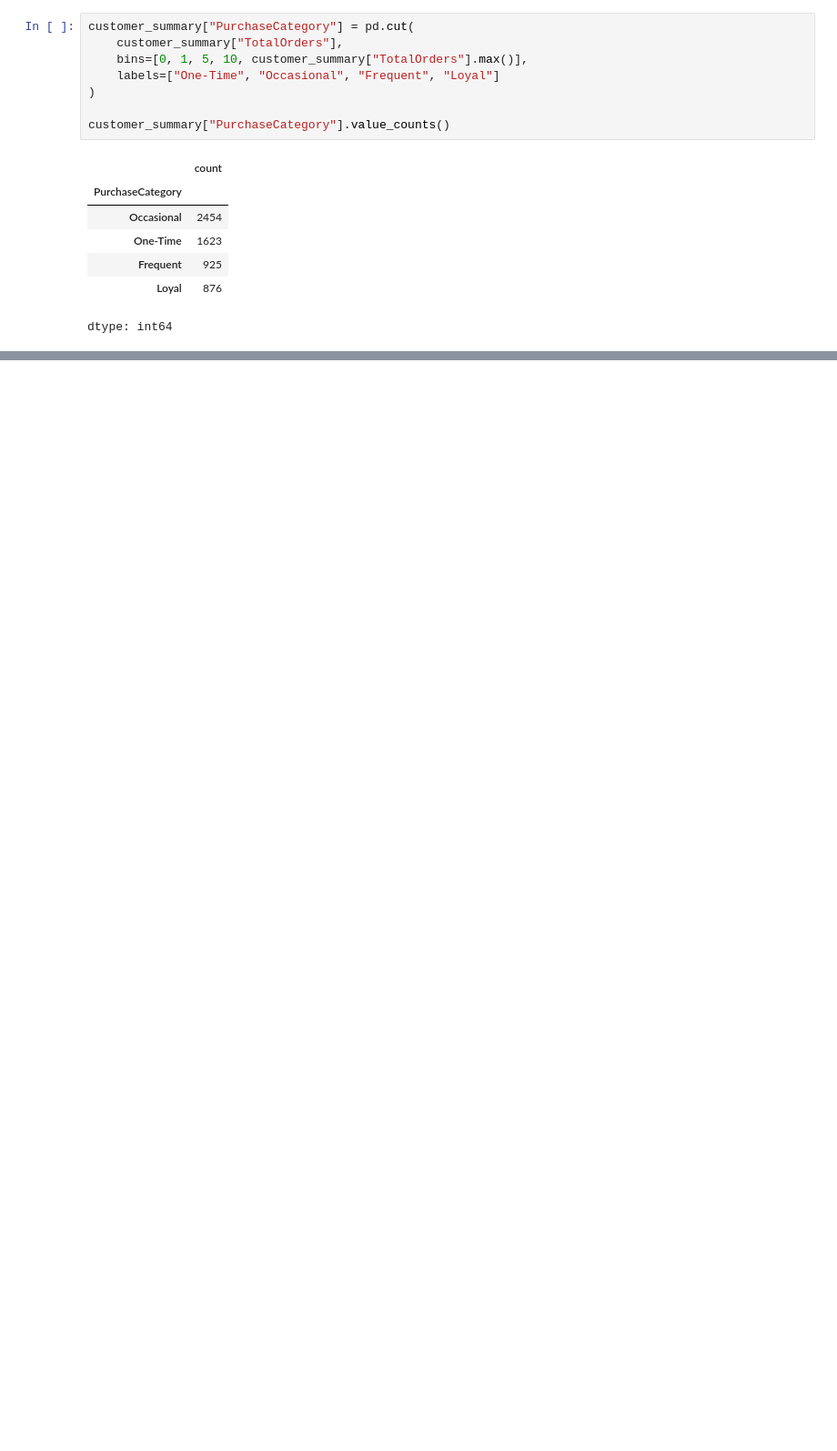
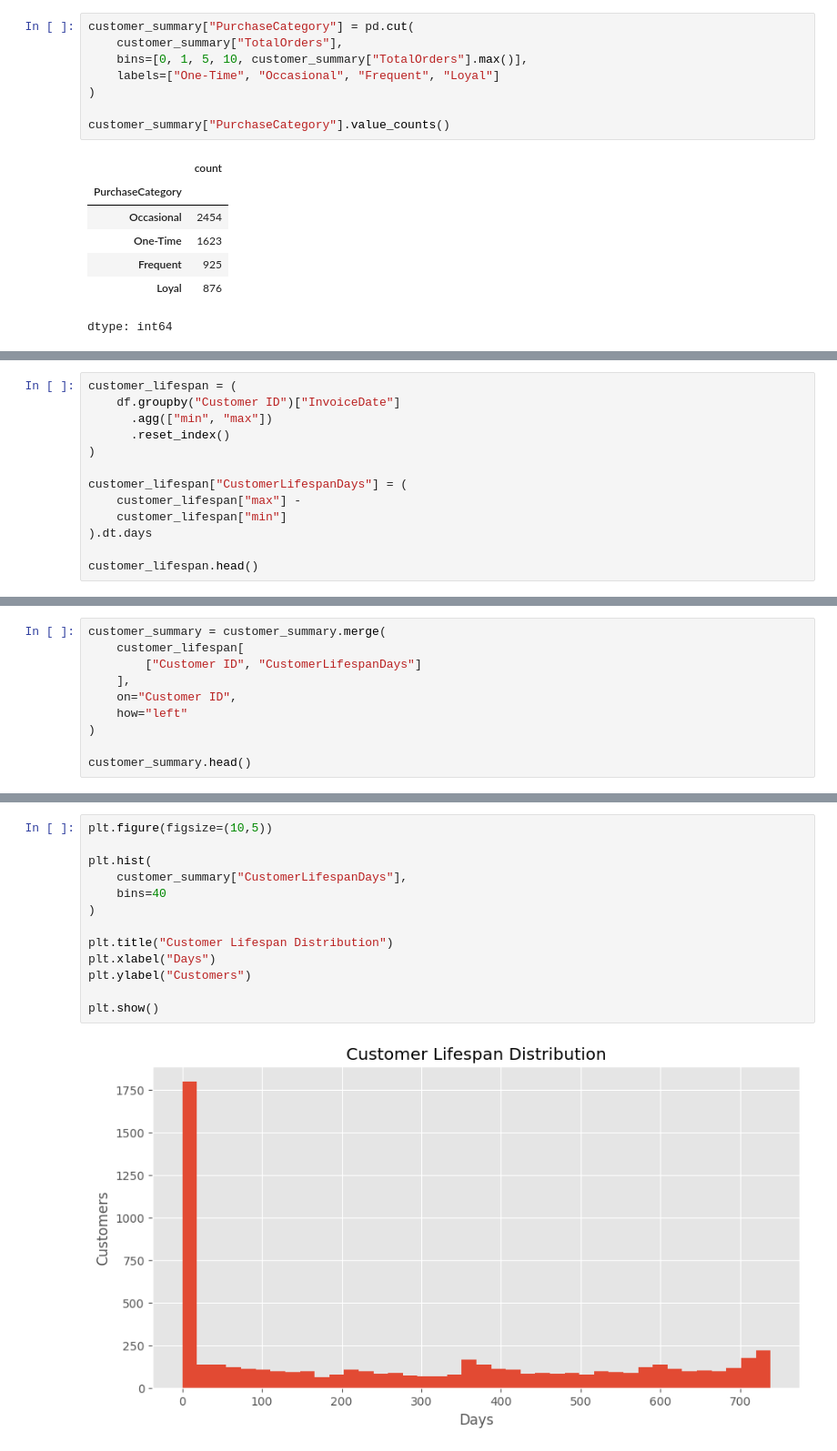
Before and after one commit to arjunkacha/saas-cohort-retention-cltv-analysis, a Jupyter notebook: notebooks/project_2_cohort_retention_cltv_analysis.ipynb, the cells around one changed output, grey strips where cells are left out. Shown at 91% size. Drawn from its saved outputs; the diff is of its cells as text; blank space fills up the shorter version.

Commit message:
feat: calculate customer lifespan metrics

```diff
--- a/notebooks/project_2_cohort_retention_cltv_analysis.ipynb
+++ b/notebooks/project_2_cohort_retention_cltv_analysis.ipynb
@@ -676,0 +681,13 @@ dtype: int64
+# %%
+customer_lifespan = (
+    df.groupby("Customer ID")["InvoiceDate"]
+      .agg(["min", "max"])
+      .reset_index()
+)
+
+customer_lifespan["CustomerLifespanDays"] = (
+    customer_lifespan["max"] -
+    customer_lifespan["min"]
+).dt.days
+
+customer_lifespan.head()
@@ -676,0 +701,10 @@ dtype: int64
+# %%
+customer_summary = customer_summary.merge(
+    customer_lifespan[
+        ["Customer ID", "CustomerLifespanDays"]
+    ],
+    on="Customer ID",
+    how="left"
+)
+
+customer_summary.head()
@@ -676,0 +726,15 @@ dtype: int64
+# %%
+plt.figure(figsize=(10,5))
+
+plt.hist(
+    customer_summary["CustomerLifespanDays"],
+    bins=40
+)
+
+plt.title("Customer Lifespan Distribution")
+plt.xlabel("Days")
+plt.ylabel("Customers")
+
+plt.show()
+# %% [output]
+[figure, added]
```
Also changed, not shown: parts of 5 cells of this notebook.
